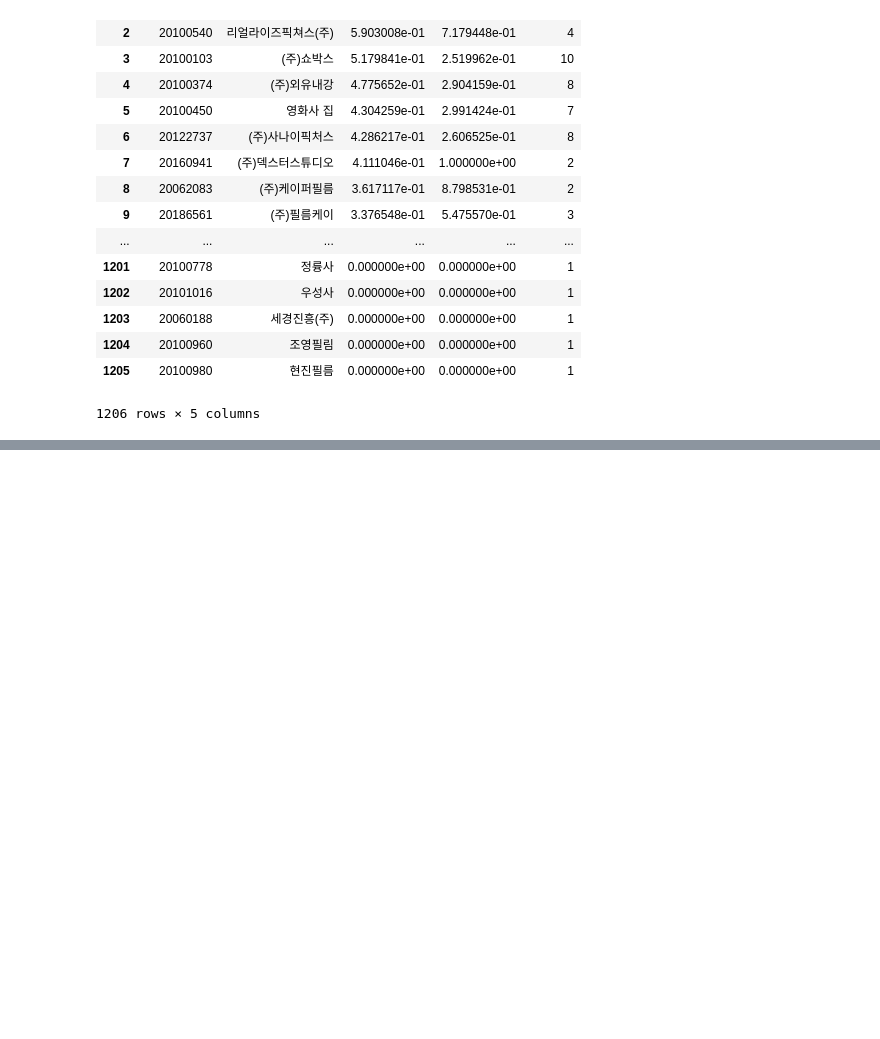
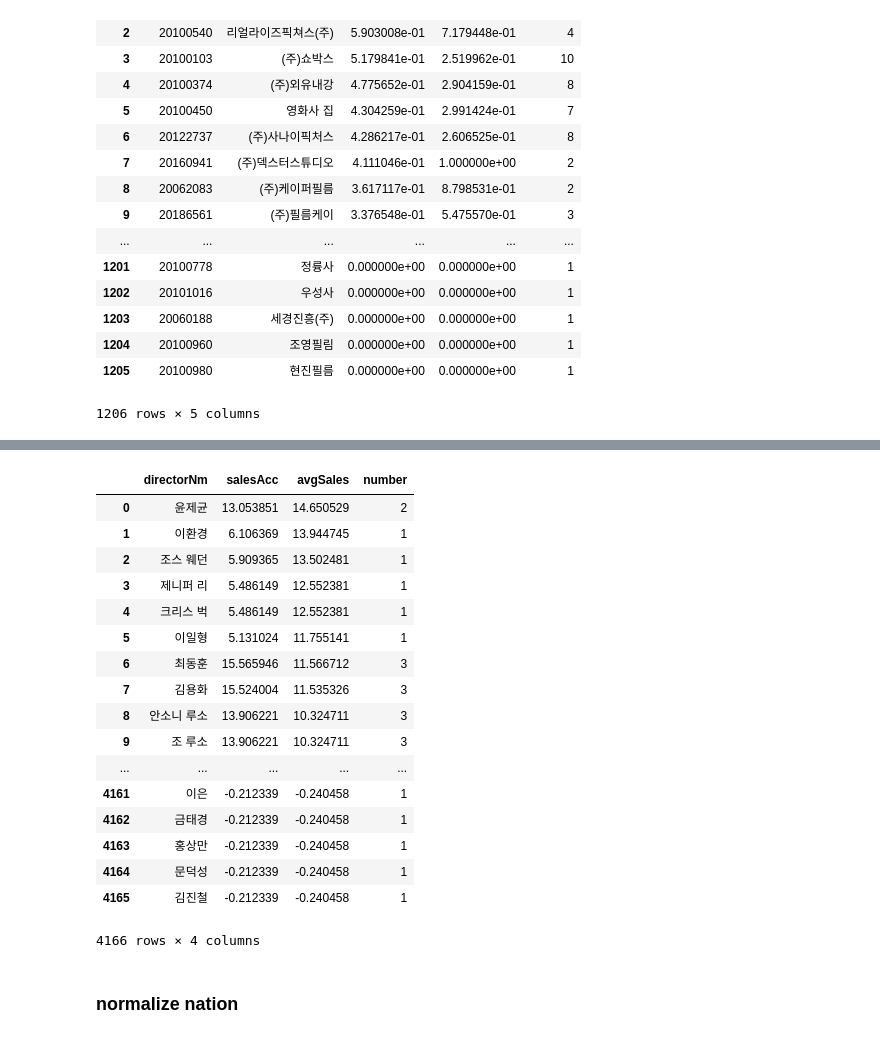
Before and after one commit to younghk/2019_Project_Graduation, a Jupyter notebook: Data_Preprocessing.ipynb, the cells around one changed output, grey strips where cells are left out. Drawn from its saved outputs; the diff is of its cells as text; code cells hidden in the pictures; blank space fills up the shorter version.

```diff
--- a/Data_Preprocessing.ipynb
+++ b/Data_Preprocessing.ipynb
@@ -1711,0 +1882,24 @@ scaled by audienceAcc (actor, company)
+# %%
+director_sales_scaled = dl_sales
+director_sales_scaled['salesAcc'] = preprocessing.scale(director_sales_scaled['salesAcc'])
+director_sales_scaled['avgSales'] = preprocessing.scale(director_sales_scaled['avgSales'])
+director_sales_scaled
+# %% [output]
+|  | directorNm | salesAcc | avgSales | number |
+| 0 | 윤제균 | 13.053851 | 14.650529 | 2 |
+| 1 | 이환경 | 6.106369 | 13.944745 | 1 |
+| 2 | 조스 웨던 | 5.909365 | 13.502481 | 1 |
+| 3 | 제니퍼 리 | 5.486149 | 12.552381 | 1 |
+| 4 | 크리스 벅 | 5.486149 | 12.552381 | 1 |
+| 5 | 이일형 | 5.131024 | 11.755141 | 1 |
+| 6 | 최동훈 | 15.565946 | 11.566712 | 3 |
+| 7 | 김용화 | 15.524004 | 11.535326 | 3 |
+| 8 | 안소니 루소 | 13.906221 | 10.324711 | 3 |
+| 9 | 조 루소 | 13.906221 | 10.324711 | 3 |
+| ... | ... | ... | ... | ... |
+| 4161 | 이은 | -0.212339 | -0.240458 | 1 |
+| 4162 | 금태경 | -0.212339 | -0.240458 | 1 |
+| 4163 | 홍상만 | -0.212339 | -0.240458 | 1 |
+| 4164 | 문덕성 | -0.212339 | -0.240458 | 1 |
+| 4165 | 김진철 | -0.212339 | -0.240458 | 1 |
+4166 rows × 4 columns
@@ -1711,0 +1908,2 @@ scaled by audienceAcc (actor, company)
+# %% [markdown]
+### normalize nation
```
Also changed, not shown: parts of 44 cells of this notebook.
